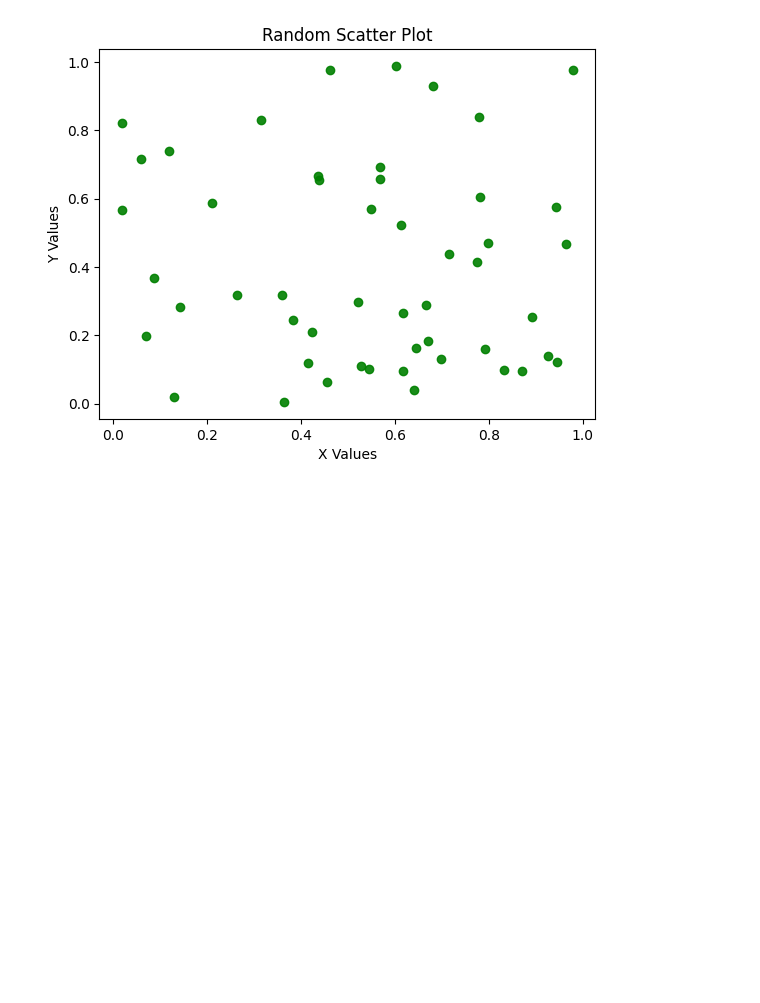
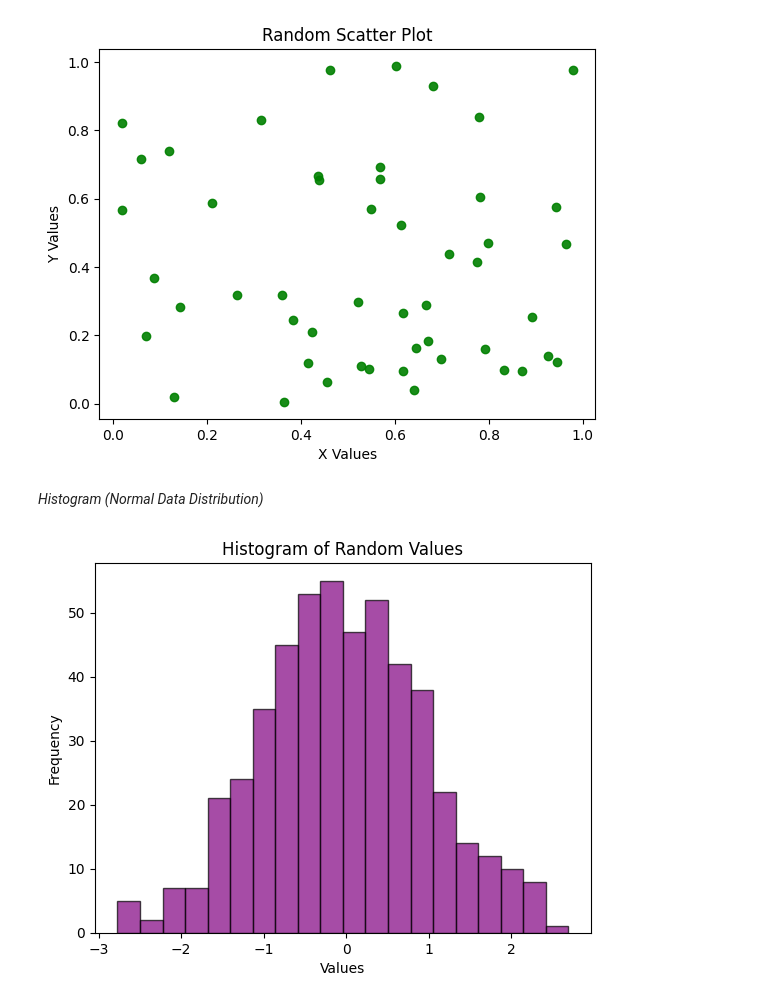
Before and after one commit to Foysalmeazi/Matplotlib, a Jupyter notebook: matplotlibBasics.ipynb, the cells around one changed output. Drawn from its saved outputs; the diff is of its cells as text; code cells hidden in the pictures; blank space fills up the shorter version.

```diff
--- a/matplotlibBasics.ipynb
+++ b/matplotlibBasics.ipynb
@@ -85,3 +85,16 @@ plt.ylabel("Y Values")
 plt.show()
 # %% [output]
 [figure]
+# %% [markdown]
+*Histogram (Normal Data Distribution)*
+# %%
+np.random.seed(0)
+data = np.random.randn(500)
+
+plt.hist(data, bins=20, color='purple', edgecolor='black', alpha=0.7)
+plt.title("Histogram of Random Values")
+plt.xlabel("Values")
+plt.ylabel("Frequency")
+plt.show()
+# %% [output]
+[figure, added]
```
Also changed, not shown: parts of 2 cells of this notebook.
